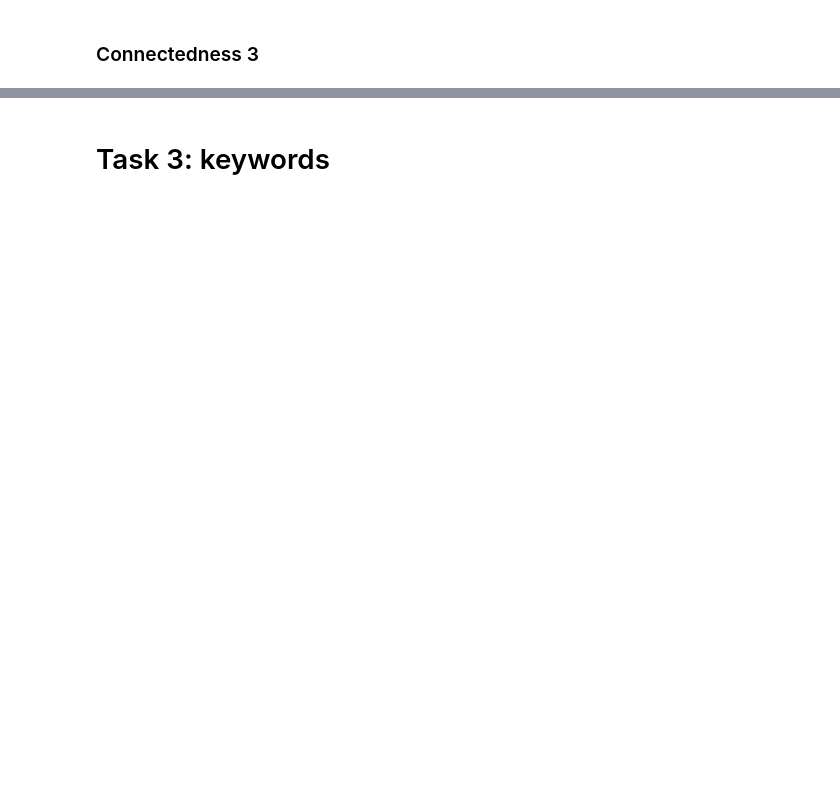
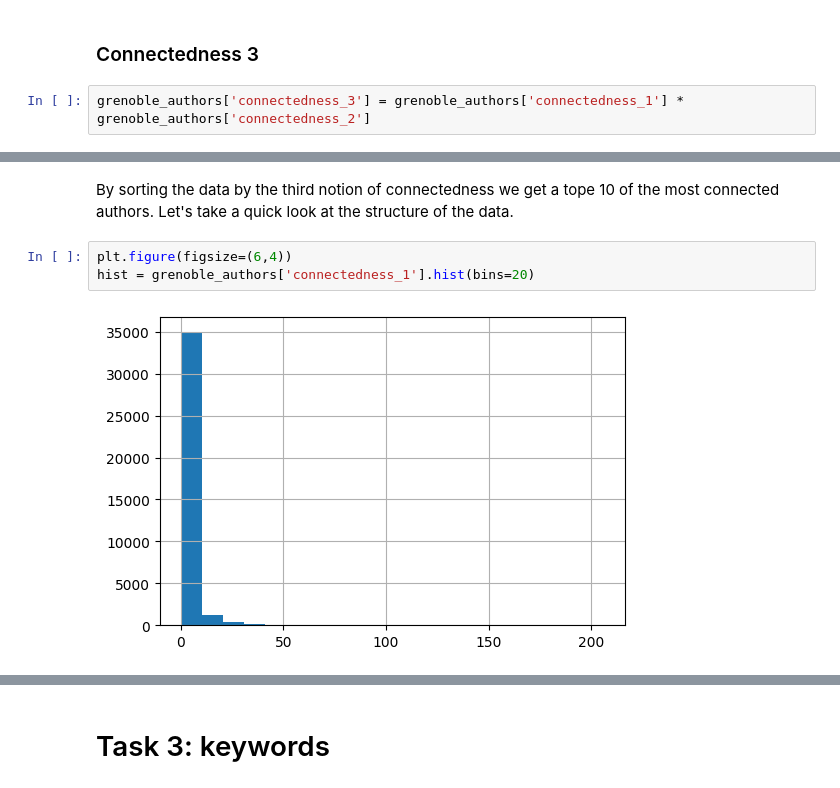
Before and after one commit to bertagrim/grenoble4research, a Jupyter notebook: grenoble4research_final.ipynb, the cells around one changed output, grey strips where cells are left out. Saved outputs shown, nothing was run; the diff lists cells and outputs as text; blank space fills up the shorter version.

```diff
--- a/grenoble4research_final.ipynb
+++ b/grenoble4research_final.ipynb
@@ -787,2 +800,4 @@ grenoble_authors = pd.read_csv('data/grenoble_authors.csv')
 # %% [markdown]
 ### Connectedness 3
+# %%
+grenoble_authors['connectedness_3'] = grenoble_authors['connectedness_1'] * grenoble_authors['connectedness_2']
@@ -788,0 +818,7 @@ grenoble_authors = pd.read_csv('data/grenoble_authors.csv')
+# %% [markdown]
+By sorting the data by the third notion of connectedness we get a tope 10 of the most connected authors. Let's take a quick look at the structure of the data.
+# %%
+plt.figure(figsize=(6,4))
+hist = grenoble_authors['connectedness_1'].hist(bins=20)
+# %% [output]
+[figure, added]
```
Also changed, not shown: parts of 73 cells of this notebook, 1 other file.
